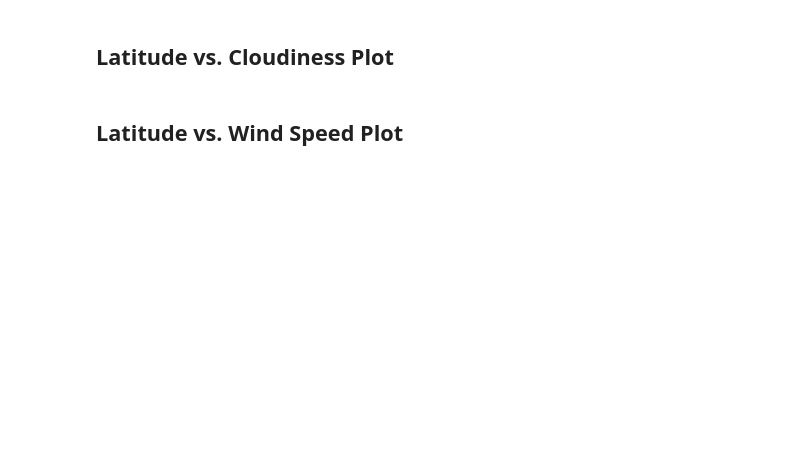
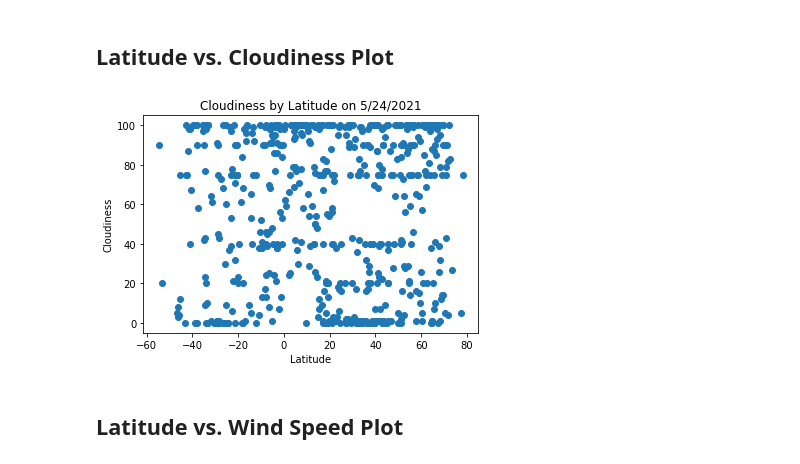
Before and after one commit to dany-roman/weather_analysis, a Jupyter notebook: WeatherPy.ipynb, the cells around one changed output. Cells and saved outputs as stored; diff of their text form; code cells hidden in the pictures; blank space fills up the shorter version.

```diff
--- a/WeatherPy.ipynb
+++ b/WeatherPy.ipynb
@@ -170,4 +173,15 @@ Skip this step if there are no cities that have humidity > 100%.
 # %% [markdown]
 ## Latitude vs. Cloudiness Plot
+# %%
+Latitude = city_weather['City_Latitude']
+Cloudiness = city_weather['Cloudiness']
+plt.scatter(Latitude, Cloudiness)
+
+plt.xlabel('Latitude')
+plt.ylabel('Cloudiness')
+plt.title('Cloudiness by Latitude on 5/24/2021')
+plt.show()
+# %% [output]
+[figure, added]
 # %% [markdown]
 ## Latitude vs. Wind Speed Plot
```
Also changed, not shown: parts of 12 cells of this notebook.
